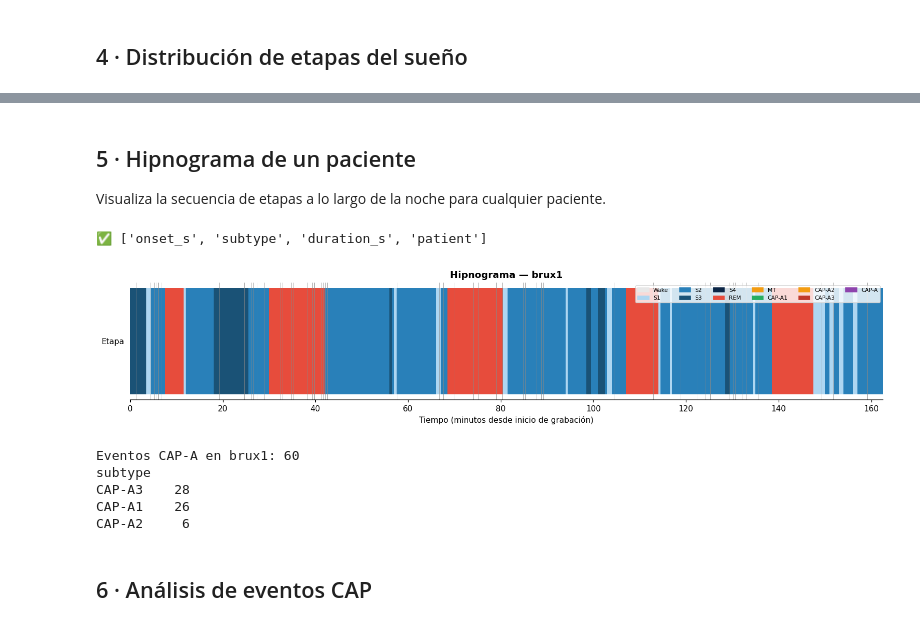
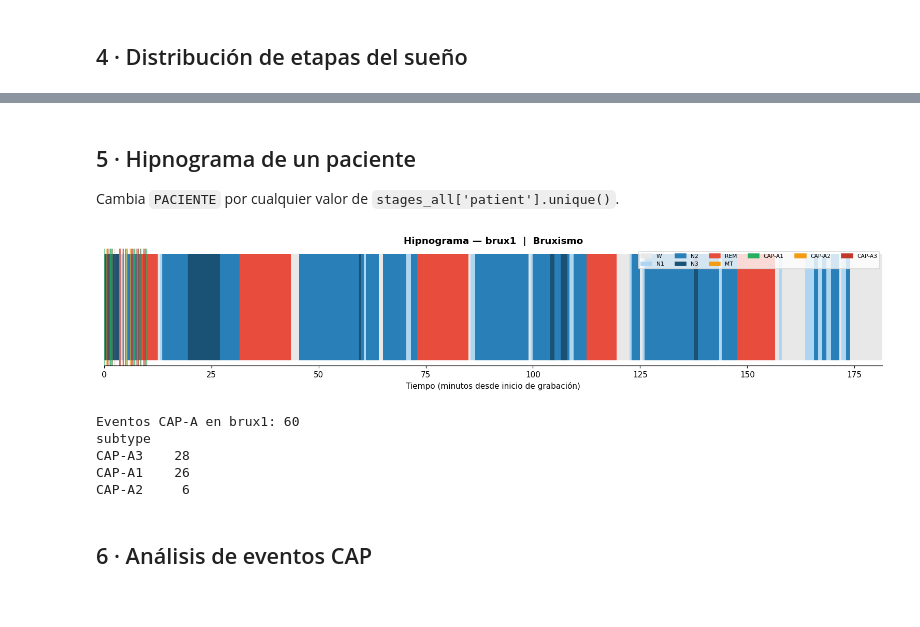
Before and after one commit to Ileana-Castillo/RAHBFDP-2026, a Jupyter notebook: notebooks/diagnostico_anotaciones.ipynb, the cells around one changed output, grey strips where cells are left out. Saved outputs shown, nothing was run; the diff lists cells and outputs as text; code cells hidden in the pictures.

```diff
--- a/notebooks/diagnostico_anotaciones.ipynb
+++ b/notebooks/diagnostico_anotaciones.ipynb
@@ -385,62 +325,60 @@ plt.show()
-# %% [markdown]
-## 5 · Hipnograma de un paciente
-
-Visualiza la secuencia de etapas a lo largo de la noche para cualquier paciente.
+# %% [markdown]
+## 5 · Hipnograma de un paciente
+
+Cambia `PACIENTE` por cualquier valor de `stages_all['patient'].unique()`.
 # %%
-cap_all = cap_all.rename(columns={
-    'subject':  'patient',
-    'cap_type': 'subtype',
-})
-print("✅", cap_all.columns.tolist())
+PACIENTE = stages_all['patient'].unique()[0]   # ← cambia aquí
 
-PACIENTE = stages_all['patient'].unique()[0]   # ← cambia por el paciente que quieras
-
-df_p   = stages_all[stages_all['patient'] == PACIENTE].sort_values('onset_s')
-cap_p  = cap_all[cap_all['patient'] == PACIENTE].sort_values('onset_s')
+df_p  = stages_all[stages_all['patient'] == PACIENTE].sort_values('onset_s')
+cap_p = cap_all[cap_all['patient'] == PACIENTE].sort_values('onset_s')
 
 fig, ax = plt.subplots(figsize=(14, 3))
 
 for _, row in df_p.iterrows():
     ax.barh(
-        y=0, width=row['duration_s'], left=row['onset_s'] / 60,
-        color=STAGE_COLORS[row['stage_code']], height=0.8, align='center'
+        y=0,
+        width=row['duration_s'],
+        left=row['onset_s'] / 60,
+        color=STAGE_COLORS.get(row['stage_code'], '#CCCCCC'),
+        height=0.8,
+        align='center',
     )
 
-# Marcar eventos CAP-A
-cap_colors = {'A1': '#27AE60', 'A2': '#F39C12', 'A3': '#C0392B', 'A': '#8E44AD'}
 for _, row in cap_p.iterrows():
-    ax.axvline(row['onset_s'] / 60, color=cap_colors.get(row['subtype'], '#888'),
-               lw=0.6, alpha=0.7)
+    ax.axvline(
+        row['onset_s'] / 60,
+        color=CAP_COLORS.get(row['subtype'], '#888888'),
+        lw=0.6,
+        alpha=0.7,
+    )
 
-# Eje Y: etapas
+stage_patches = [
+    mpatches.Patch(color=STAGE_COLORS[c], label=STAGE_CODE_TO_LABEL[c])
+    for c in sorted(STAGE_COLORS)
+]
+cap_patches = [mpatches.Patch(color=v, label=k) for k, v in CAP_COLORS.items()]
+ax.legend(handles=stage_patches + cap_patches, loc='upper right', fontsize=7, ncol=6)
+
 ax.set_yticks([0])
-ax.set_yticklabels(['Etapa'])
-
-# Leyenda etapas
-patches = [mpatches.Patch(color=STAGE_COLORS[c], label=STAGE_LABELS[c]) for c in sorted(STAGE_COLORS)]
-# Leyenda CAP
-cap_patches = [mpatches.Patch(color=v, label=f'CAP-{k}') for k, v in cap_colors.items()]
-ax.legend(handles=patches + cap_patches, loc='upper right', fontsize=7, ncol=6)
-
+ax.set_yticklabels([''])
 ax.set_xlabel('Tiempo (minutos desde inicio de grabación)')
-ax.set_title(f'Hipnograma — {PACIENTE}', fontweight='bold')
+ax.set_title(f'Hipnograma — {PACIENTE}  |  {get_disorder(PACIENTE)}', fontweight='bold')
 ax.set_xlim(0, df_p['onset_s'].max() / 60 + 5)
 sns.despine(left=True)
 ax.tick_params(left=False)
 plt.tight_layout()
 plt.show()
 
 print(f'Eventos CAP-A en {PACIENTE}: {len(cap_p)}')
 if not cap_p.empty:
     print(cap_p['subtype'].value_counts().to_string())
 # %% [output]
+[figure, new version]
-✅ ['onset_s', 'subtype', 'duration_s', 'patient']
+Eventos CAP-A en brux1: 60
+subtype
+CAP-A3    28
+CAP-A1    26
+CAP-A2     6
-[figure, old version]
-Eventos CAP-A en brux1: 60
-subtype
-CAP-A3    28
-CAP-A1    26
-CAP-A2     6
 # %% [markdown]
 ## 6 · Análisis de eventos CAP
 # %%
```
Also changed, not shown: parts of 21 cells of this notebook, 3 other files.
